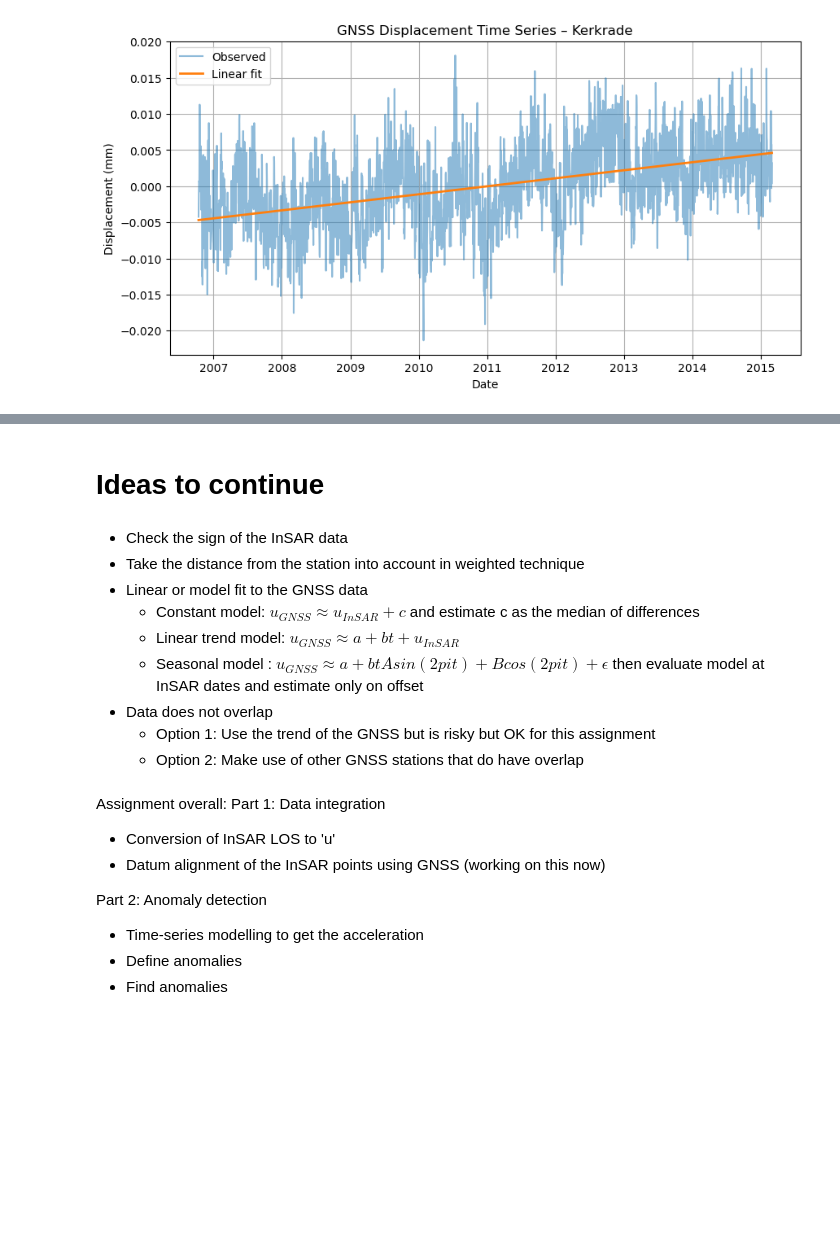
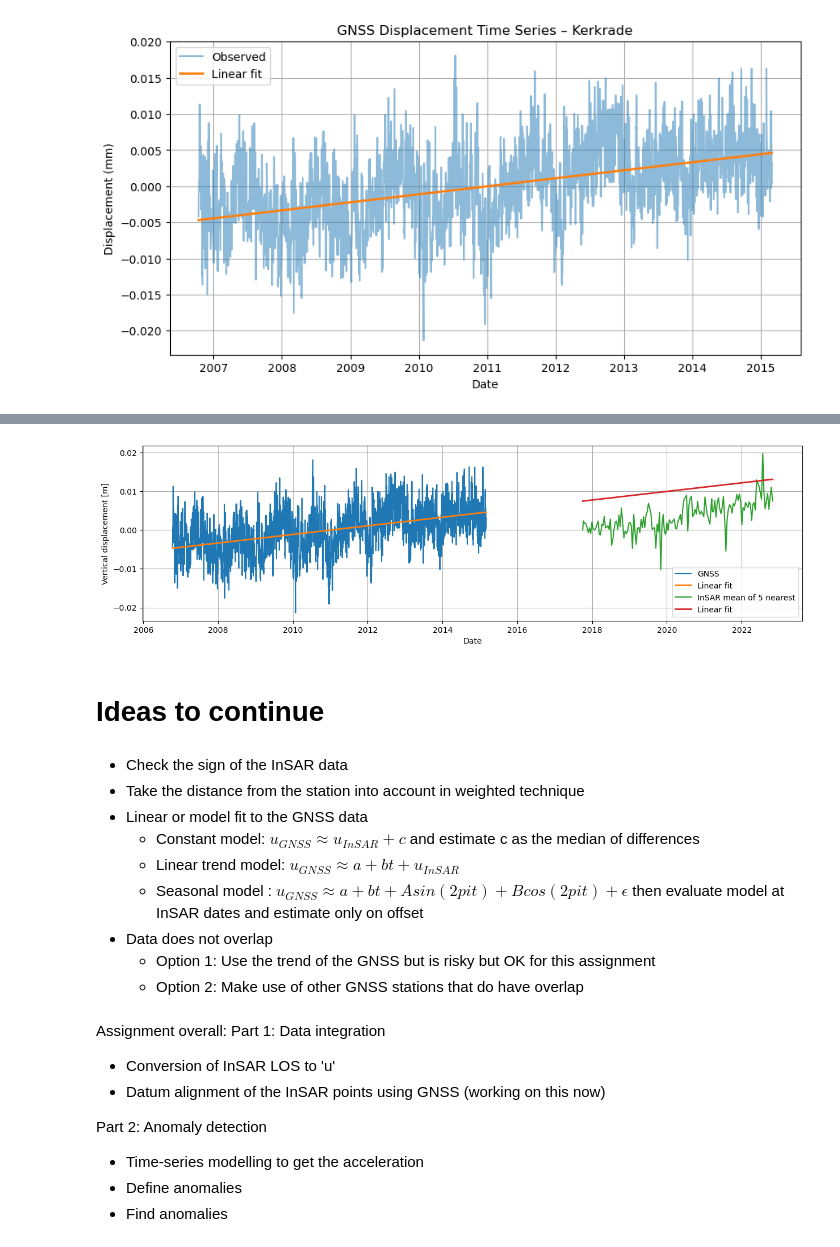
Before and after one commit to nigelwie/SHM-GH-Abandoned-Mines-Limburg, a Jupyter notebook: 02_plot_combined.ipynb, the cells around one changed output, grey strips where cells are left out. Saved outputs shown, nothing was run; the diff lists cells and outputs as text; code cells hidden in the pictures; blank space fills up the shorter version.

```diff
--- a/02_plot_combined.ipynb
+++ b/02_plot_combined.ipynb
@@ -354,0 +406,15 @@ plt.show()
+# %%
+plt.figure(figsize=(15,4))
+plt.plot(gnss_dates, gnss_u, label="GNSS")
+plt.plot(gnss_dates, linear_trend(gnss_t, *popt_lin),
+         label="Linear fit", linewidth=2)
+plt.plot(insar_dates, insar_mean_u, label=f"InSAR mean of {N} nearest")
+plt.plot(insar_dates, linear_trend(insar_t, *popt_lin),
+         label="Linear fit", linewidth=2)
+plt.xlabel("Date")
+plt.ylabel("Vertical displacement [m]")
+plt.grid(True)
+plt.legend()
+plt.show()
+# %% [output]
+[figure, added]
@@ -360,7 +428,7 @@ plt.show()
 - Linear or model fit to the GNSS data
   - Constant model: $u_{GNSS} \approx u_{InSAR} + c$ and estimate c as the median of differences
   - Linear trend model: $u_{GNSS} \approx a + bt + u_{InSAR}$
-  - Seasonal model : $u_{GNSS} \approx a + bt Asin(2pit) + Bcos(2pit) + \epsilon$ then evaluate model at InSAR dates and estimate only on offset
+  - Seasonal model : $u_{GNSS} \approx a + bt + Asin(2pit) + Bcos(2pit) + \epsilon$ then evaluate model at InSAR dates and estimate only on offset
 - Data does not overlap
   - Option 1: Use the trend of the GNSS but is risky but OK for this assignment
   - Option 2: Make use of other GNSS stations that do have overlap
```
Also changed, not shown: parts of 12 cells of this notebook.
